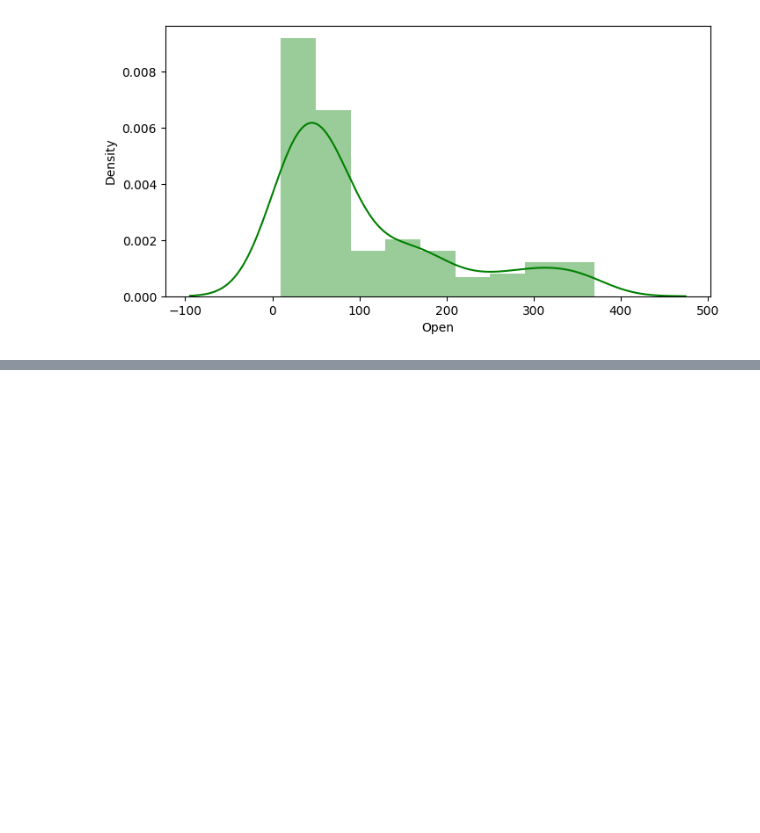
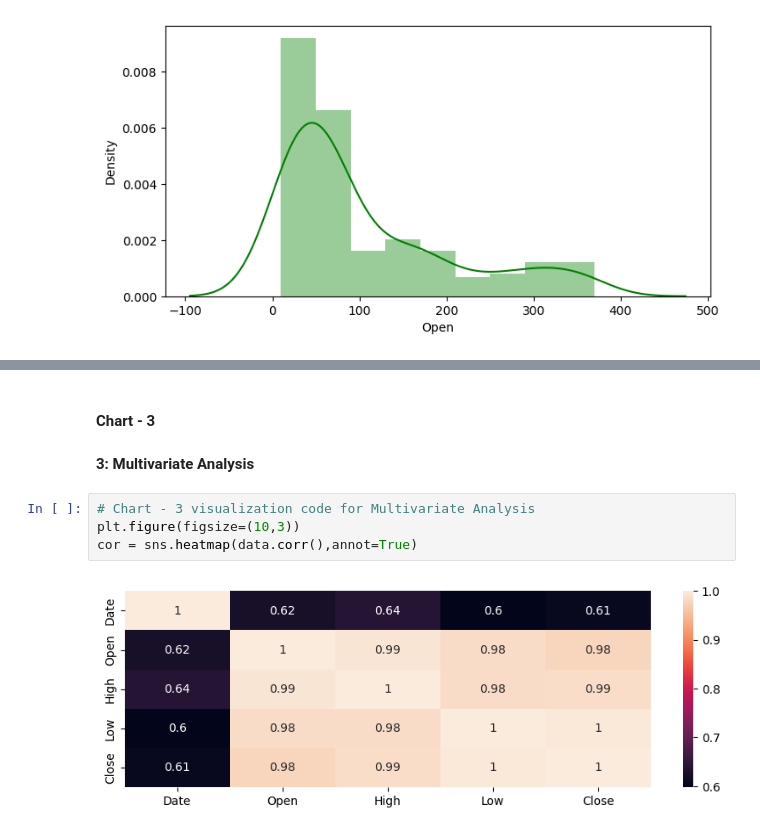
Before and after one commit to Divya-DS-DA/Yes-Bank-Stock-Closing-Price-Prediction, a Jupyter notebook: MLRegression_yes_bank_stock_pricing_pred.ipynb, the cells around one changed output, grey strips where cells are left out. Drawn from its saved outputs; the diff is of its cells as text; blank space fills up the shorter version.

```diff
--- a/MLRegression_yes_bank_stock_pricing_pred.ipynb
+++ b/MLRegression_yes_bank_stock_pricing_pred.ipynb
@@ -212,0 +270,10 @@ plt.show()
+# %% [markdown]
+#### Chart - 3
+# %% [markdown]
+**3: Multivariate Analysis**
+# %%
+# Chart - 3 visualization code for Multivariate Analysis
+plt.figure(figsize=(10,3))
+cor = sns.heatmap(data.corr(),annot=True)
+# %% [output]
+[figure, added]
```
Also changed, not shown: parts of 53 cells of this notebook.
